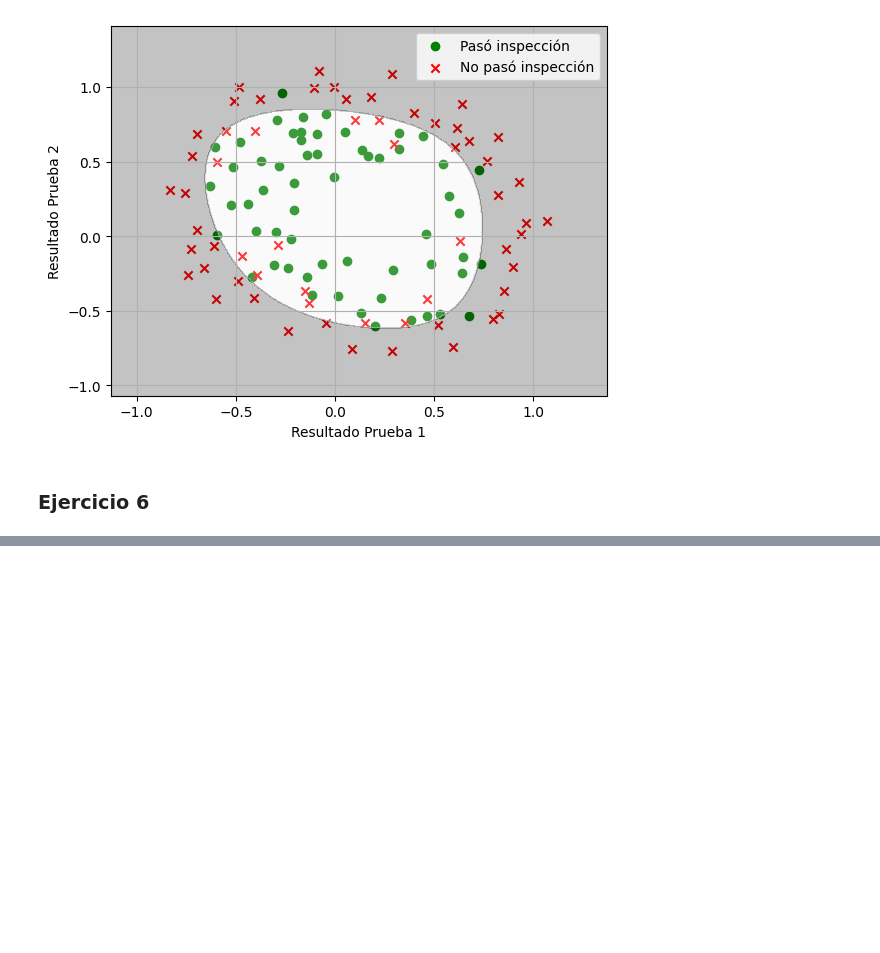
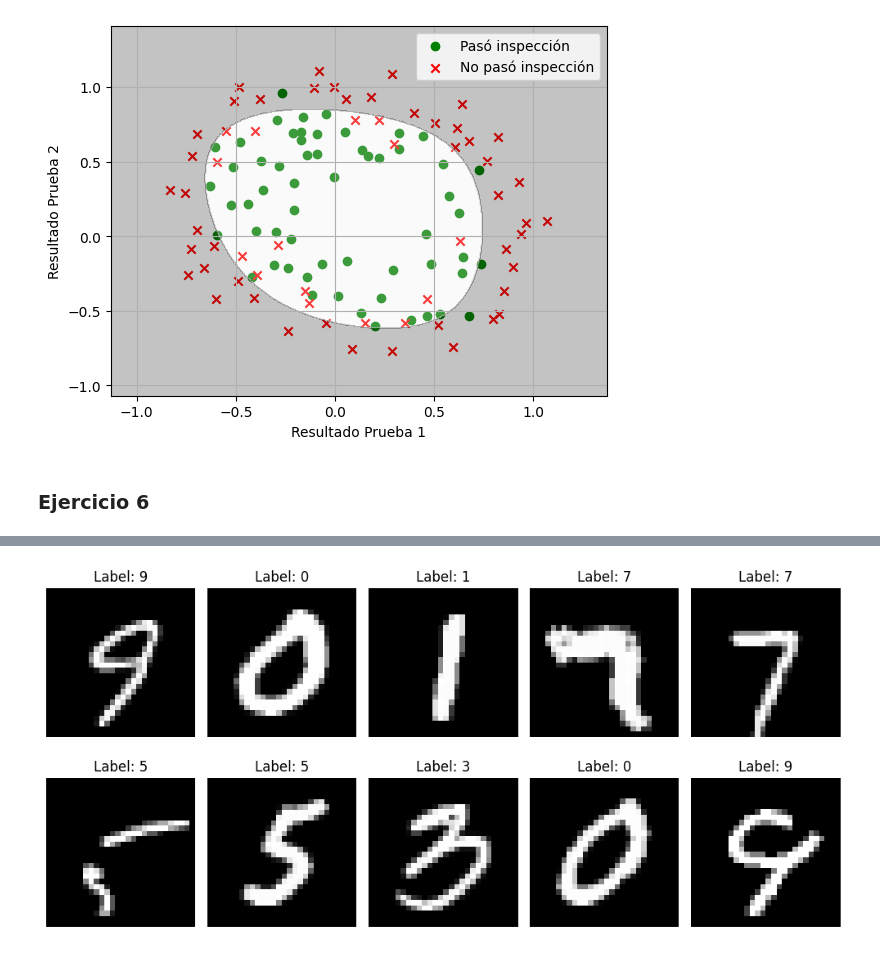
Before and after one commit to joaquinmacia/taller_procesamiento_senales, a Jupyter notebook: guia_2/guia_2.ipynb, the cells around one changed output, grey strips where cells are left out. Drawn from its saved outputs; the diff is of its cells as text; code cells hidden in the pictures; blank space fills up the shorter version.

```diff
--- a/guia_2/guia_2.ipynb
+++ b/guia_2/guia_2.ipynb
@@ -517,3 +517,31 @@ plt.contourf(xx, yy, prediccion_1, alpha=0.25, cmap='grey')
 ### Ejercicio 6
 # %% [markdown]
 ![image.png](enunciados/ej6.png)
+# %%
+# a)
+
+# Cargar la base de datos MNIST
+# Cada imagen es de tamaño 28×28 píxeles y tiene un solo canal en escala de grises
+(x_train, y_train), (x_test, y_test) = mnist.load_data()
+
+# Elijo 10 indices aleatorios, que no se repitan
+ran_index = np.random.choice(len(x_test), 10, replace=False)
+
+# Guardo las imagenes y los labels (nombres)
+ran_images = x_test[ran_index]
+ran_labels = y_test[ran_index]
+
+# Crear una figura para representar las imágenes
+plt.figure(figsize=(10, 5))
+
+for i in range(10):
+    plt.subplot(2, 5, i + 1)
+    plt.imshow(ran_images[i], cmap='gray')
+    plt.title(f"Label: {ran_labels[i]}")
+    plt.axis('off')
+
+plt.tight_layout()
+
+#del x_train, y_train, x_test, y_test, ran_index, ran_images, ran_labels, i
+# %% [output]
+[figure, added]
```
Also changed, not shown: parts of 5 cells of this notebook, 1 other file.
